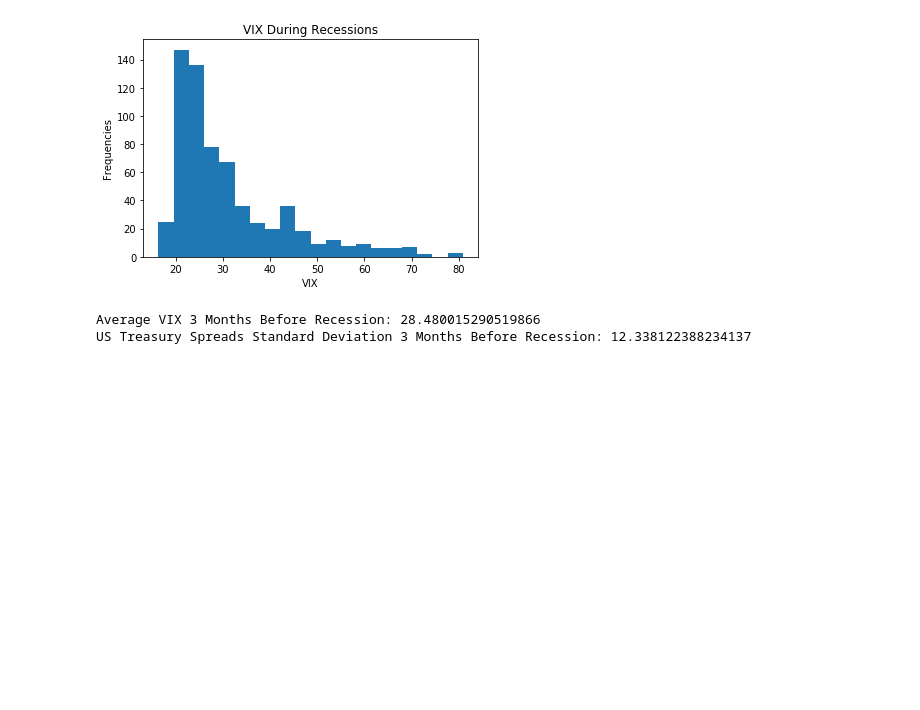
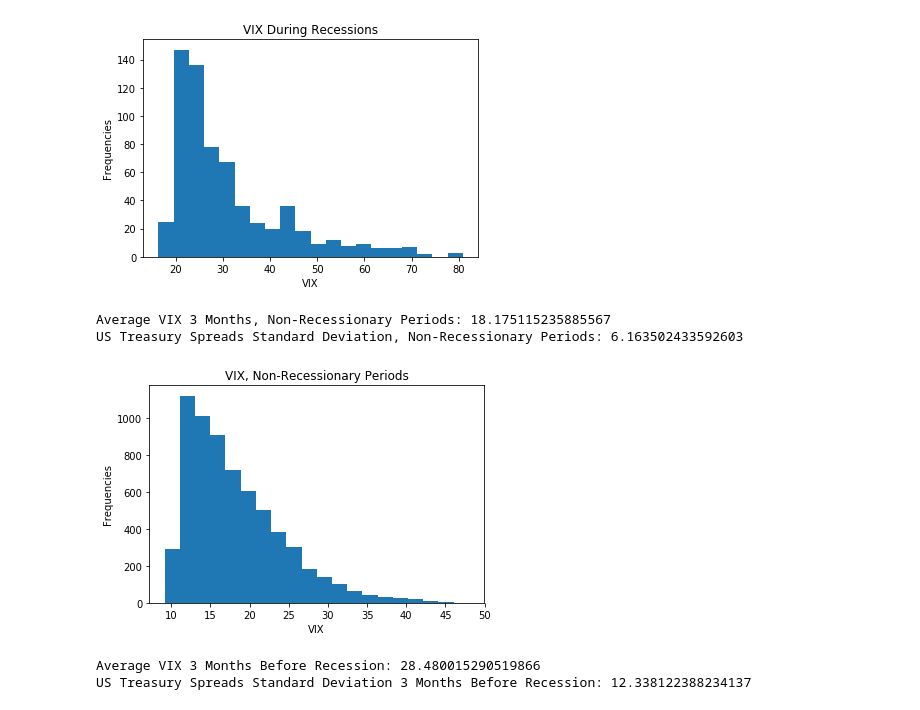
Before and after one commit to pdkim1208/Springboard, a Jupyter notebook: CapstoneProject2.ipynb, the cells around one changed output. Cells and saved outputs as stored; diff of their text form; code cells hidden in the pictures; blank space fills up the shorter version.

```diff
--- a/CapstoneProject2.ipynb
+++ b/CapstoneProject2.ipynb
@@ -504,6 +532,18 @@ print('VIX Standard Deviation During Recessions: ' + str(np.std(vix_hist_recessi
 Average VIX During Recessions: 31.06446841294295
 VIX Standard Deviation During Recessions: 12.179197997181477
 [figure]
+# %%
+plt.hist(vix_hist_not_recession_interpolated.VIX, bins = 20)
+plt.title('VIX, Non-Recessionary Periods')
+plt.xlabel('VIX')
+plt.ylabel('Frequencies')
+
+print('Average VIX 3 Months, Non-Recessionary Periods: ' + str(np.mean(vix_hist_not_recession_interpolated.VIX)))
+print('US Treasury Spreads Standard Deviation, Non-Recessionary Periods: ' + str(np.std(vix_hist_not_recession_interpolated.VIX)))
+# %% [output]
+Average VIX 3 Months, Non-Recessionary Periods: 18.175115235885567
+US Treasury Spreads Standard Deviation, Non-Recessionary Periods: 6.163502433592603
+[figure, added]
 # %%
 plt.hist(vix_hist_rec_3_interpolated.VIX, bins = 20)
 plt.title('VIX 3 Months Before Recession')
```
Also changed, not shown: parts of 2 cells of this notebook.
